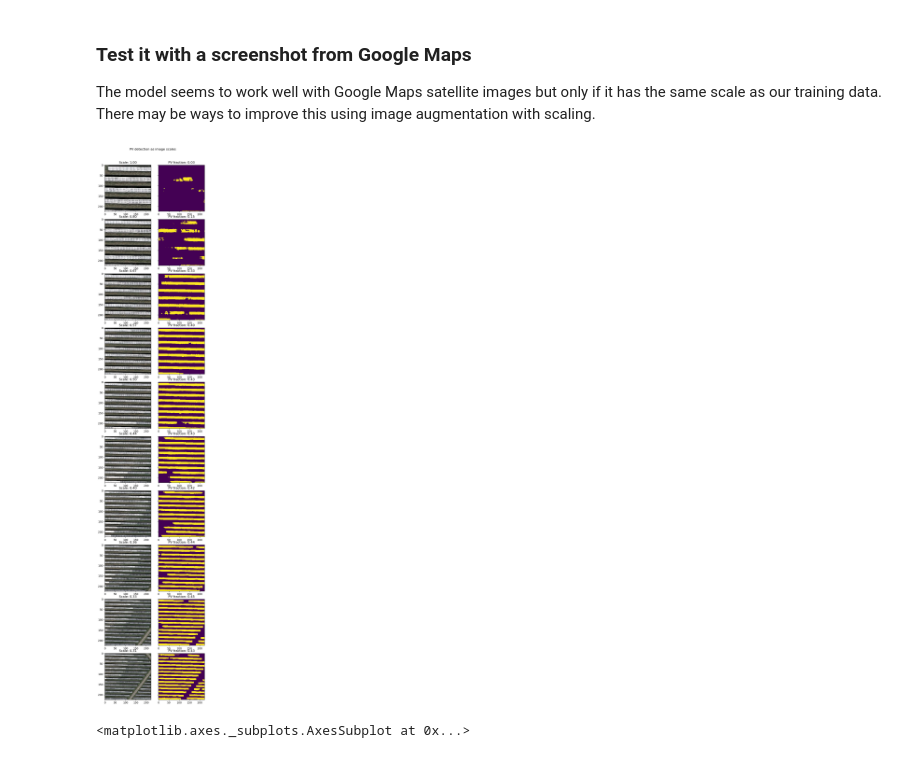
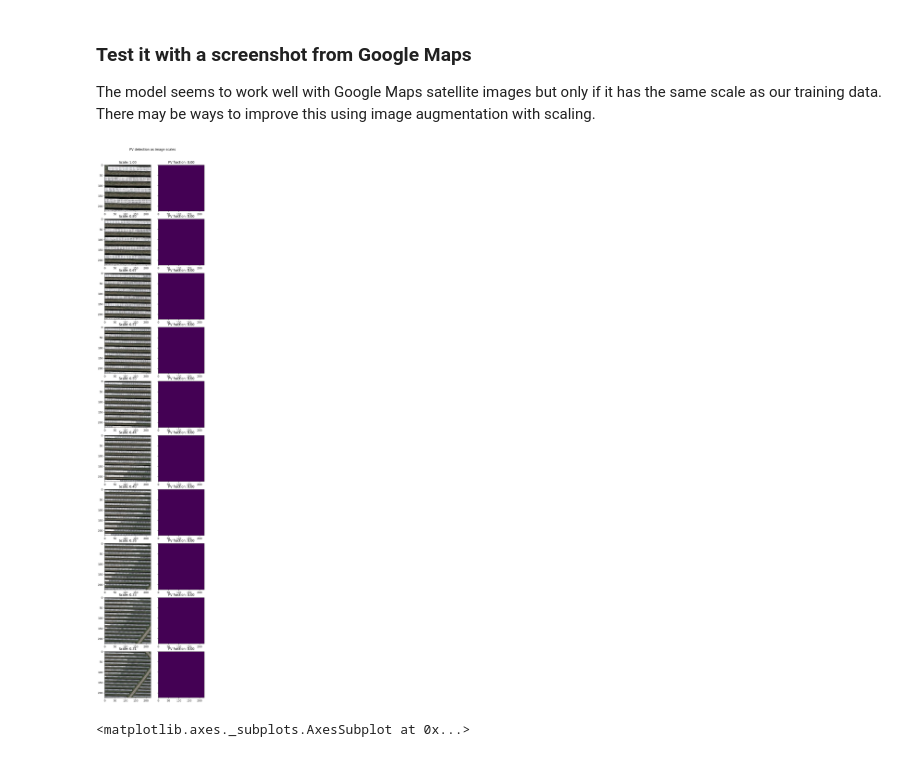
Before and after one commit to lacie-life/Solar_Panel_Detection, a Jupyter notebook: PV-detector/Validate the results.ipynb, the cells around one changed output. Drawn from its saved outputs; the diff is of its cells as text; code cells hidden in the pictures.

Commit message:
[Update] update images

```diff
--- a/PV-detector/Validate the results.ipynb
+++ b/PV-detector/Validate the results.ipynb
@@ -169,22 +188,22 @@ The model seems to work well with Google Maps satellite images but only if it ha
 # %%
 range_to_measure = np.arange(1.,3.5, 0.25)
 mean_pv_pixels = []
 
 fig, axes = plt.subplots(len(range_to_measure), 2, sharey='row', figsize=(6,6*len(range_to_measure)/2), dpi=100)
 fig.tight_layout()
 fig.suptitle("PV detection as image scales")
 fig.subplots_adjust(top=0.95)
 for i, scale in enumerate(range_to_measure):
-    sat = np.asarray(Image.open(config.DATA_FOLDER + "/google_screenshot.png").resize((int(1705/scale), int(1270/scale))))[0*224:1*224, 1*224:2*224]
+    sat = np.asarray(Image.open(config.DATA_FOLDER + "/test3.png").resize((int(1705/scale), int(1270/scale))))[0*224:1*224, 1*224:2*224]
     axes[i][0].imshow(sat)
     sat = (sat - mean_sat_color)/np.sqrt(variance_sat_color)
     prediction = model.predict(sat.reshape((1, *sat.shape)))[0]
     mean_pv_pixels.append(np.mean(prediction))
     axes[i][1].imshow(prediction.reshape(224,224))
     axes[i][0].set_title("Scale: {0:.2f}".format(1/scale))
     axes[i][1].set_title("PV fraction: {0:.2f}".format(mean_pv_pixels[i]))
 # %% [output]
-[figure, old version]
+[figure, new version]
 # %%
 pd.DataFrame(dict(scale=1/range_to_measure, pv_fraction=mean_pv_pixels))\
     .set_index("scale")\
```
Also changed, not shown: parts of 5 cells of this notebook, 45 other files.
